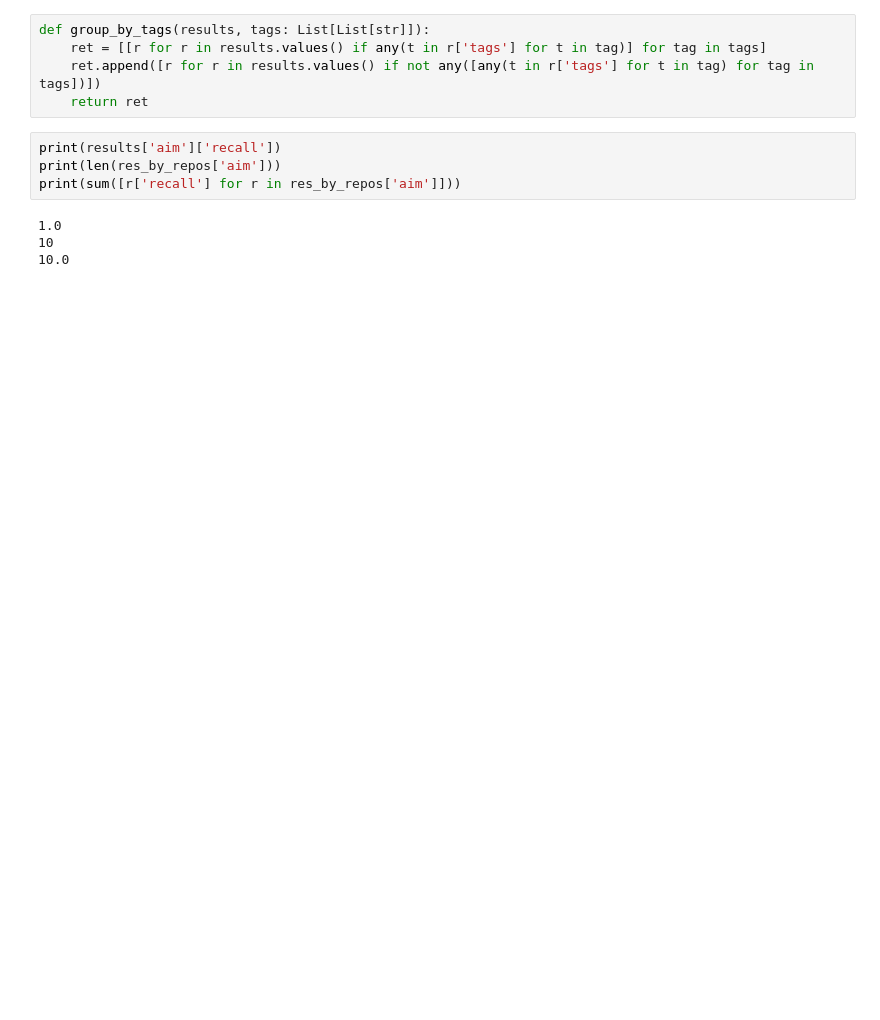
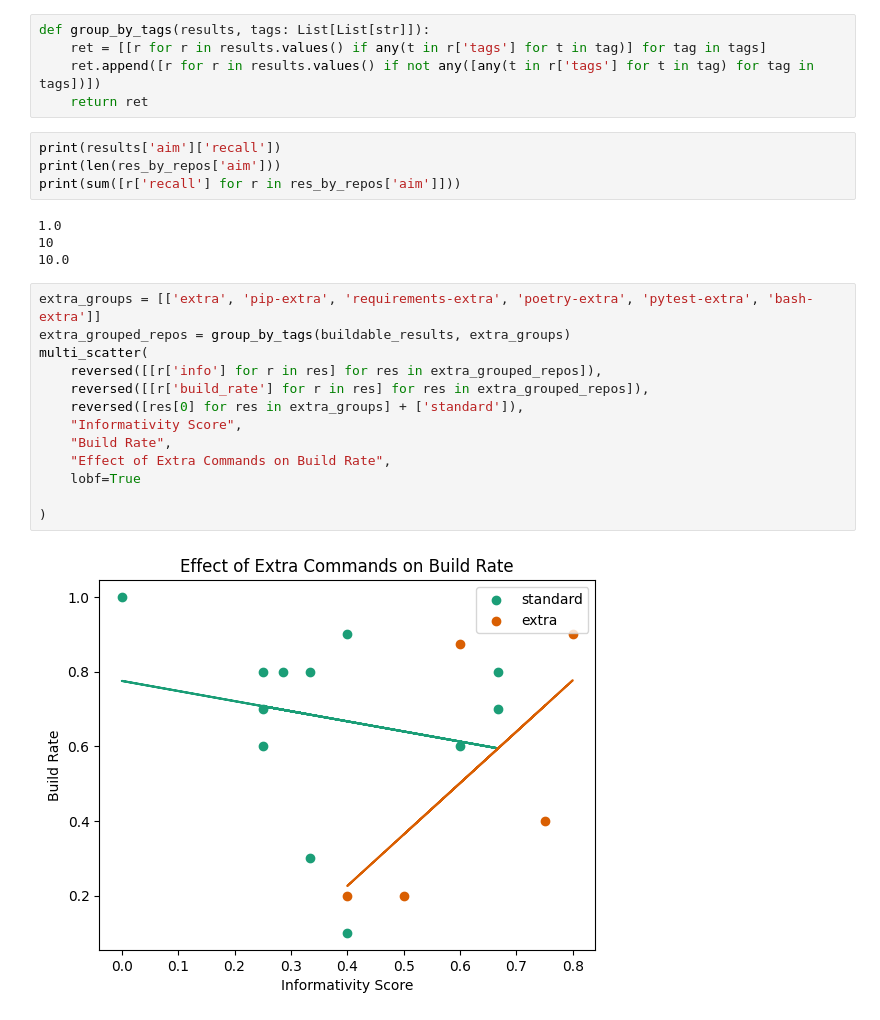
Before and after one commit to LMMilliken/doctest, a Jupyter notebook: plotter.ipynb, the cells around one changed output. Saved outputs shown, nothing was run; the diff lists cells and outputs as text; blank space fills up the shorter version.

```diff
--- a/plotter.ipynb
+++ b/plotter.ipynb
@@ -102,4 +123,19 @@ print(sum([r['recall'] for r in res_by_repos['aim']]))
 1.0
 10
 10.0
+# %%
+extra_groups = [['extra', 'pip-extra', 'requirements-extra', 'poetry-extra', 'pytest-extra', 'bash-extra']]
+extra_grouped_repos = group_by_tags(buildable_results, extra_groups)
+multi_scatter(
+    reversed([[r['info'] for r in res] for res in extra_grouped_repos]),
+    reversed([[r['build_rate'] for r in res] for res in extra_grouped_repos]),
+    reversed([res[0] for res in extra_groups] + ['standard']),
+    "Informativity Score",
+    "Build Rate",
+    "Effect of Extra Commands on Build Rate",
+    lobf=True
+
+)
+# %% [output]
+[figure, added]
 # %%
```
Also changed, not shown: parts of 19 cells of this notebook, 4 other files.
